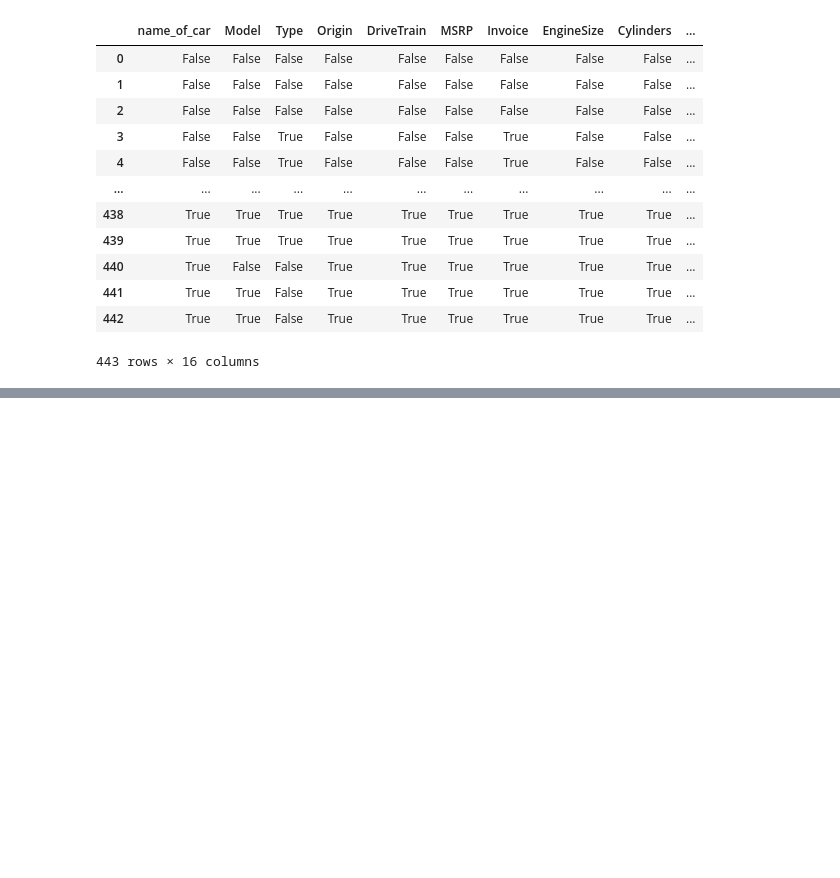
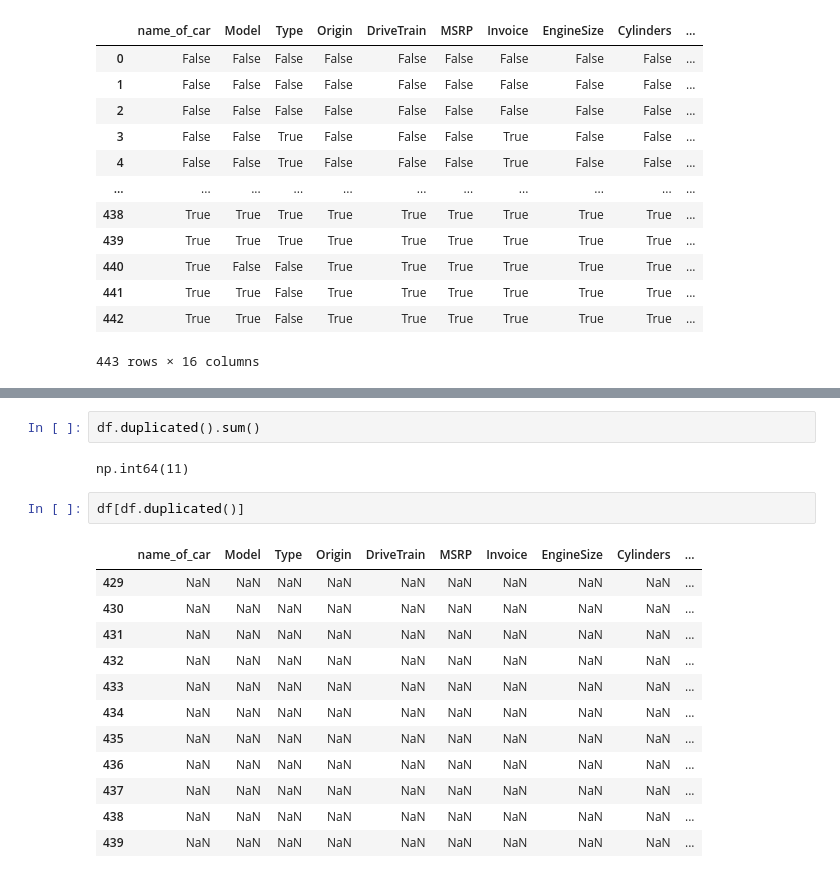
Before and after one commit to sanjai570/data-science, a Jupyter notebook: pandas.ipynb, the cells around one changed output, grey strips where cells are left out. Cells and saved outputs as stored; diff of their text form; blank space fills up the shorter version.

```diff
--- a/pandas.ipynb
+++ b/pandas.ipynb
@@ -402,0 +470,19 @@ df.isnull()
+# %%
+df.duplicated().sum()
+# %% [output]
+np.int64(11)
+# %%
+df[df.duplicated()]
+# %% [output]
+|  | name_of_car | Model | Type | Origin | DriveTrain | MSRP | Invoice | EngineSize | Cylinders | ... |
+| 429 | NaN | NaN | NaN | NaN | NaN | NaN | NaN | NaN | NaN | ... |
+| 430 | NaN | NaN | NaN | NaN | NaN | NaN | NaN | NaN | NaN | ... |
+| 431 | NaN | NaN | NaN | NaN | NaN | NaN | NaN | NaN | NaN | ... |
+| 432 | NaN | NaN | NaN | NaN | NaN | NaN | NaN | NaN | NaN | ... |
+| 433 | NaN | NaN | NaN | NaN | NaN | NaN | NaN | NaN | NaN | ... |
+| 434 | NaN | NaN | NaN | NaN | NaN | NaN | NaN | NaN | NaN | ... |
+| 435 | NaN | NaN | NaN | NaN | NaN | NaN | NaN | NaN | NaN | ... |
+| 436 | NaN | NaN | NaN | NaN | NaN | NaN | NaN | NaN | NaN | ... |
+| 437 | NaN | NaN | NaN | NaN | NaN | NaN | NaN | NaN | NaN | ... |
+| 438 | NaN | NaN | NaN | NaN | NaN | NaN | NaN | NaN | NaN | ... |
+| 439 | NaN | NaN | NaN | NaN | NaN | NaN | NaN | NaN | NaN | ... |
```
Also changed, not shown: parts of 24 cells of this notebook, 1 other file.
